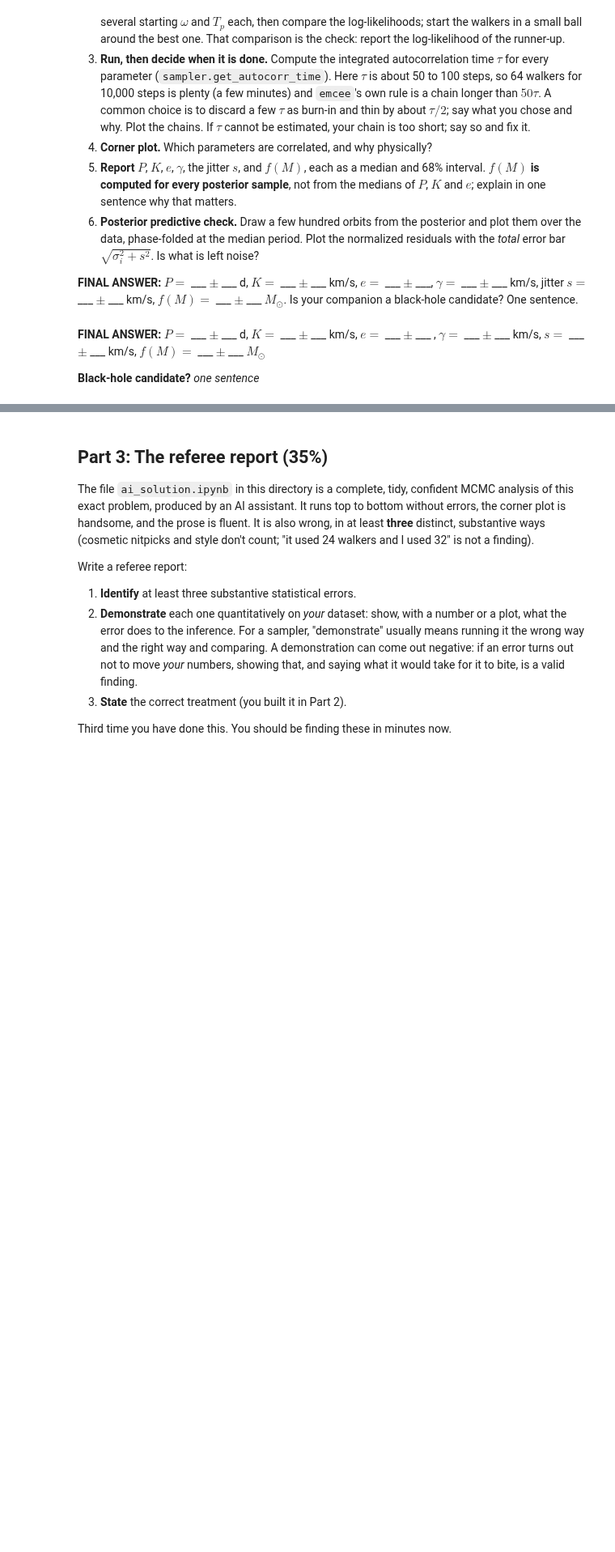
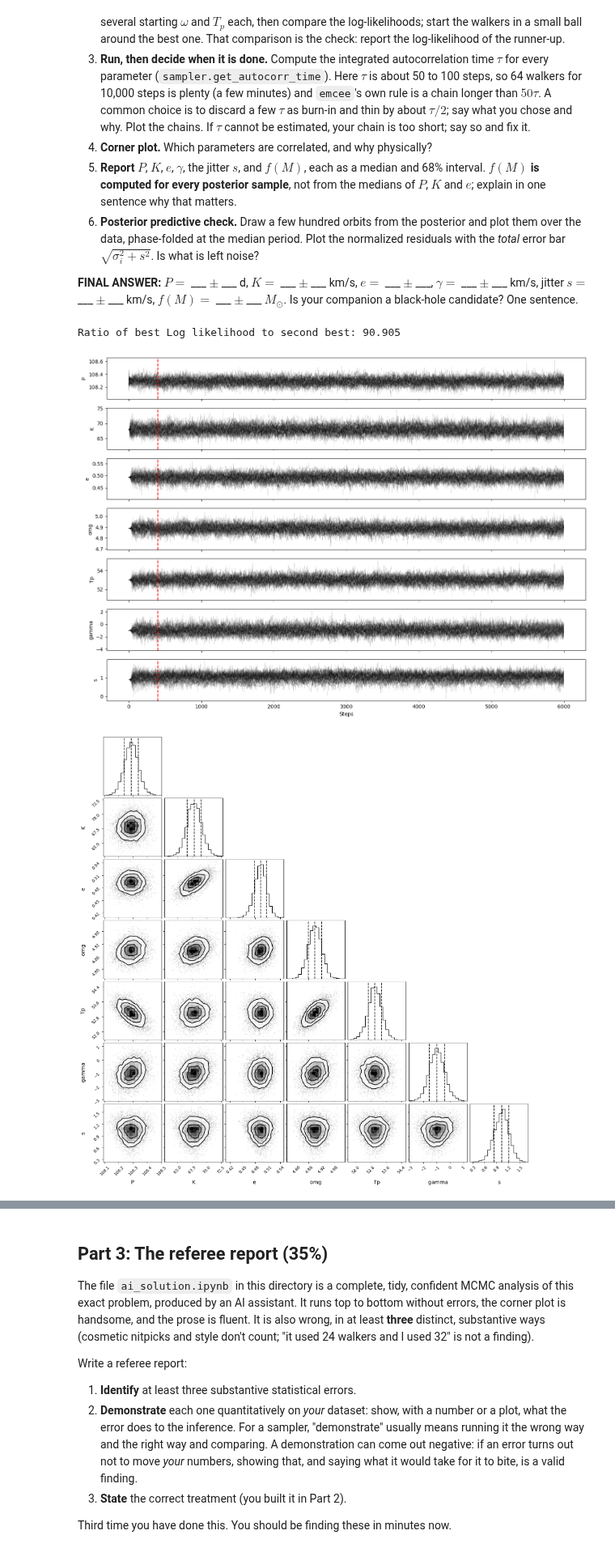
Before and after one commit to andrewtsteves/ast457_2026_Fall, a Jupyter notebook: submissions/asteves2/lab05.ipynb, the cells around one changed output, grey strips where cells are left out. Shown at 81% size. Cells and saved outputs as stored; diff of their text form; code cells hidden in the pictures; blank space fills up the shorter version.

```diff
--- a/submissions/asteves2/lab05.ipynb
+++ b/submissions/asteves2/lab05.ipynb
@@ -119,4 +222,52 @@ constant once $s$ is a parameter). You will need to:
-# %% [markdown]
-**FINAL ANSWER:** $P = $ ___ $\pm$ ___ d, $K = $ ___ $\pm$ ___ km/s, $e = $ ___ $\pm$ ___ , $\gamma = $ ___ $\pm$ ___ km/s, $s = $ ___ $\pm$ ___ km/s, $f(M) = $ ___ $\pm$ ___ $M_\odot$
-
-**Black-hole candidate?** *one sentence*
+# %%
+ranked = sorted(results.items(), key = lambda x: x[1][0], reverse = True)
+best_ll, xbest = ranked[0][1]
+second_best_ll, xsecond_best = ranked[1][1]
+
+Pb, kb, eb, omb, Tb, gammab, sb = xbest.x
+
+lower= np.array([0.95 * Pb, 0, 0, omb - np.pi, Tb - Pb / 2, rv.min(), np.log(1e-3)])
+upper = np.array([1.05 * Pb, 2 * (rv.max() - rv.min()), 0.99, omb + np.pi, Tb + Pb / 2, rv.max(), np.log(rv.max() - rv.min())])
+assert np.all(lower < upper)
+
+rng_e = np.random.default_rng(42)
+np.random.seed(12)
+
+nwalkers, ndim = 64, 7
+scales = 1e-3 * np.array([Pb, kb, 0.1, 0.1, 0.01 * Pb, 1.0, 1.0])
+
+p0 = xbest.x + scales *  rng_e.normal(size=(nwalkers, ndim))
+
+sampler = emcee.EnsembleSampler(nwalkers, ndim, log_posterior)
+sample = sampler.run_mcmc(p0, 6000)
+tau = sampler.get_autocorr_time(tol = 0)
+
+burn = int(5 * np.max(tau))
+thin = int(0.5 * np.max(tau))
+flat = sampler.get_chain(discard = burn, flat = True, thin = thin)
+
+print(f'Ratio of best Log likelihood to second best: {best_ll - second_best_ll:.3f}')
+# %% [output]
+Ratio of best Log likelihood to second best: 90.905
+# %%
+chain = sampler.get_chain()
+names = ['P', 'K', 'e', 'omg', 'Tp', 'gamma', 's']
+
+fig, axes = plt.subplots(7, 1, figsize = (14, 10), sharex=True)
+for i, ax in enumerate(axes):
+    ax.plot(chain[:, :, i], color = 'k', alpha = 0.15, lw = 0.5)
+    ax.axvline(burn, linestyle = '--', color = 'red')
+
+    ax.set_ylabel(names[i])
+axes[-1].set_xlabel('Steps')
+fig.tight_layout()
+
+plt.show()
+
+fig = corner.corner(flat, labels = names, quantiles = [0.16, 0.5, 0.84], show_titles = False, label_kwargs = dict(fontsize=13))
+fig.set_size_inches(16, 16); plt.show()
+
+lo, mid, hi = np.percentile(flat, [16, 50, 84], axis=0)
+# %% [output]
+[figure, added]
+[figure, added]
```
Also changed, not shown: parts of 7 cells of this notebook.
